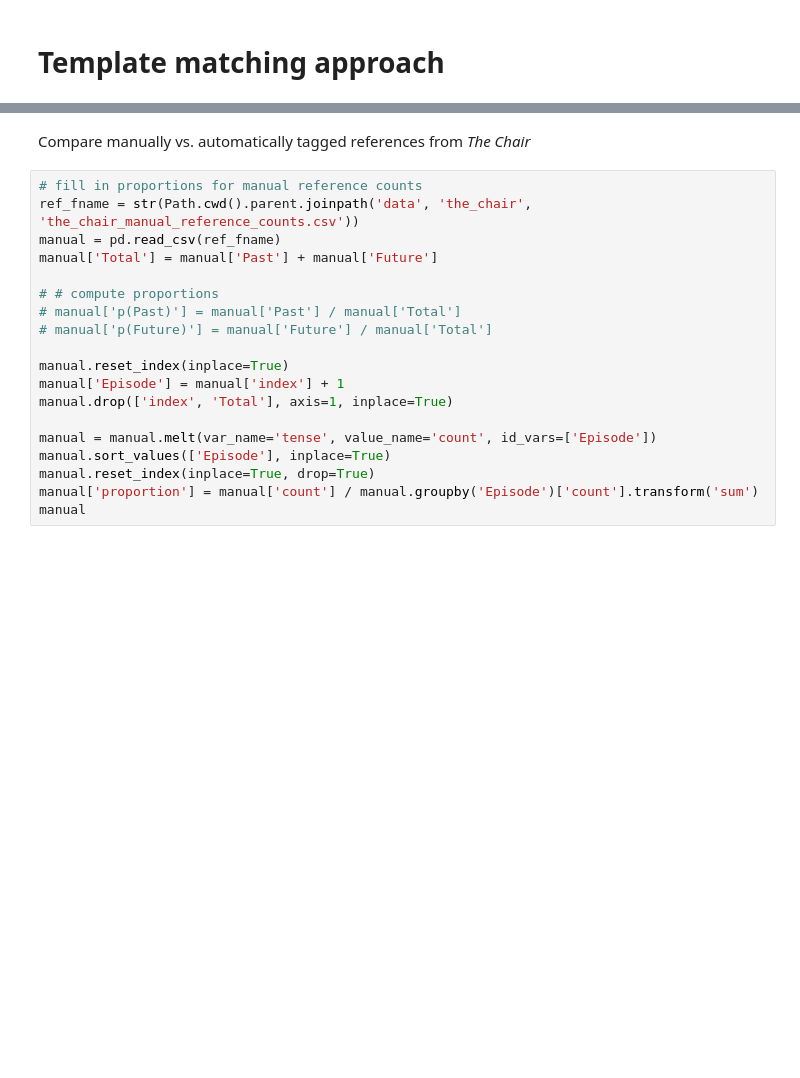
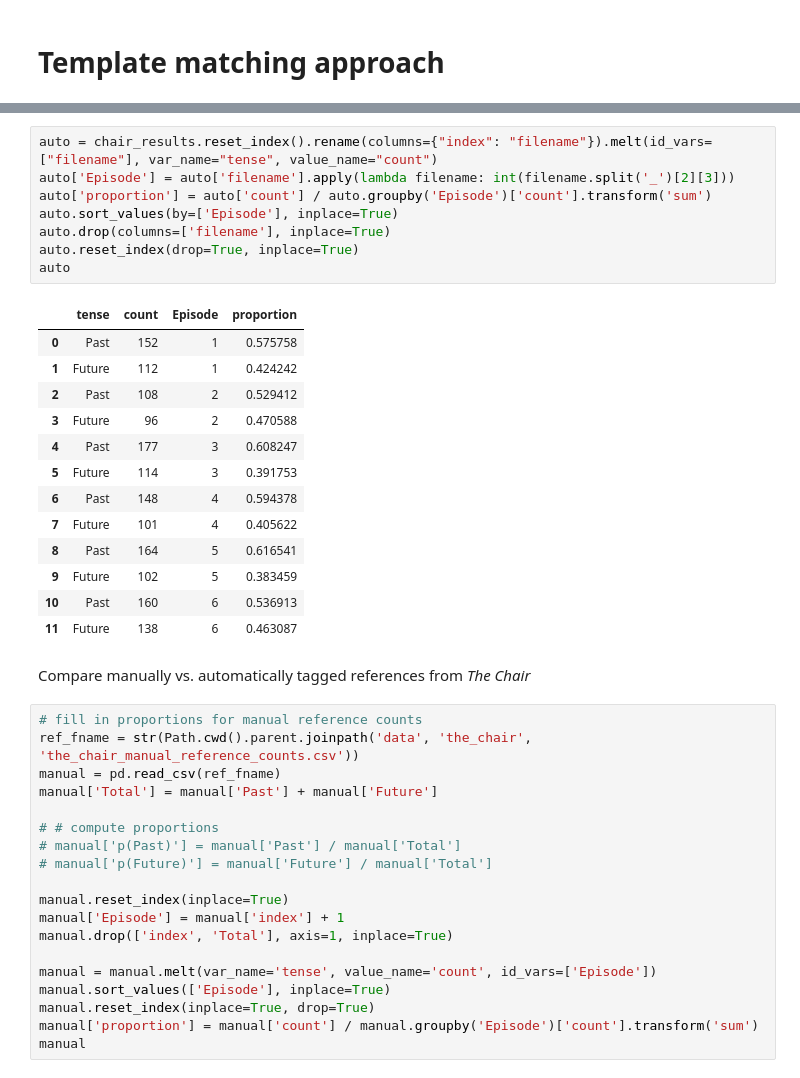
Before and after one commit to ContextLab/prediction-retrodiction-paper, a Jupyter notebook: code/meta-analysis.ipynb, the cells around one changed output, grey strips where cells are left out. Cells and saved outputs as stored; diff of their text form; blank space fills up the shorter version.

```diff
--- a/code/meta-analysis.ipynb
+++ b/code/meta-analysis.ipynb
@@ -289,3 +189,25 @@ def generate_responses_by_chunk(data_folder, chunk_size=20, max_files=None):
+# %%
+auto = chair_results.reset_index().rename(columns={"index": "filename"}).melt(id_vars=["filename"], var_name="tense", value_name="count")
+auto['Episode'] = auto['filename'].apply(lambda filename: int(filename.split('_')[2][3]))
+auto['proportion'] = auto['count'] / auto.groupby('Episode')['count'].transform('sum')
+auto.sort_values(by=['Episode'], inplace=True)
+auto.drop(columns=['filename'], inplace=True)
+auto.reset_index(drop=True, inplace=True)
+auto
+# %% [output]
+|  | tense | count | Episode | proportion |
+| 0 | Past | 152 | 1 | 0.575758 |
+| 1 | Future | 112 | 1 | 0.424242 |
+| 2 | Past | 108 | 2 | 0.529412 |
+| 3 | Future | 96 | 2 | 0.470588 |
+| 4 | Past | 177 | 3 | 0.608247 |
+| 5 | Future | 114 | 3 | 0.391753 |
+| 6 | Past | 148 | 4 | 0.594378 |
+| 7 | Future | 101 | 4 | 0.405622 |
+| 8 | Past | 164 | 5 | 0.616541 |
+| 9 | Future | 102 | 5 | 0.383459 |
+| 10 | Past | 160 | 6 | 0.536913 |
+| 11 | Future | 138 | 6 | 0.463087 |
 # %% [markdown]
 Compare manually vs. automatically tagged references from *The Chair*
 # %%
```
Also changed, not shown: parts of 11 cells of this notebook, 1 other file.
